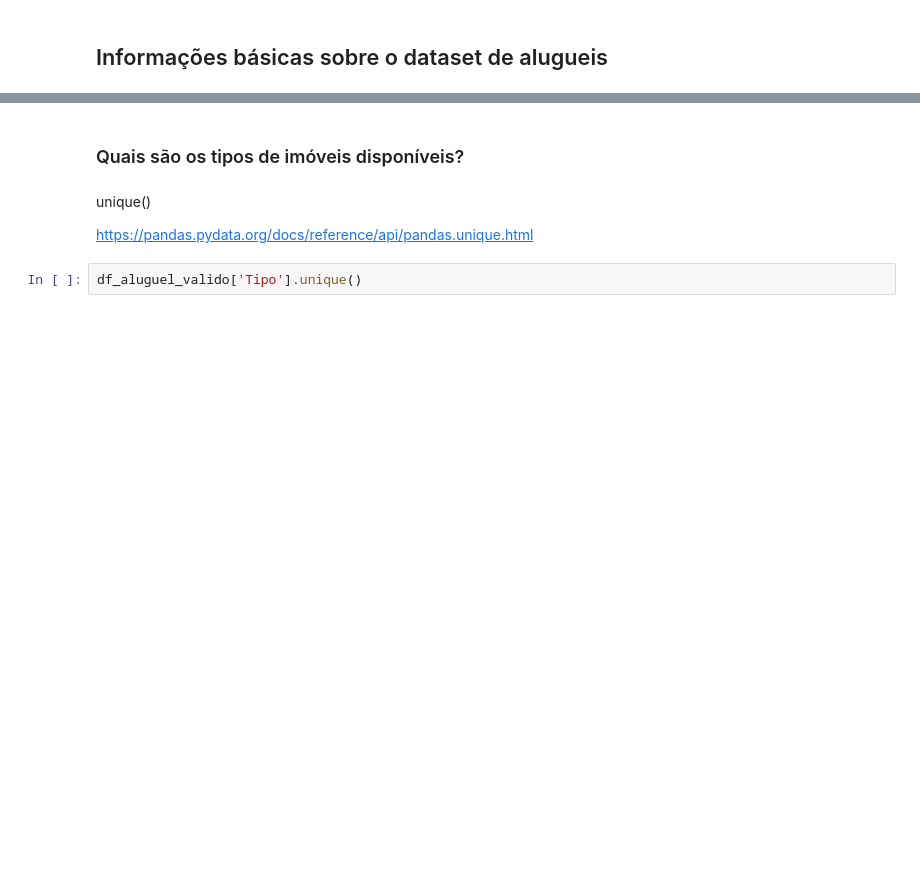
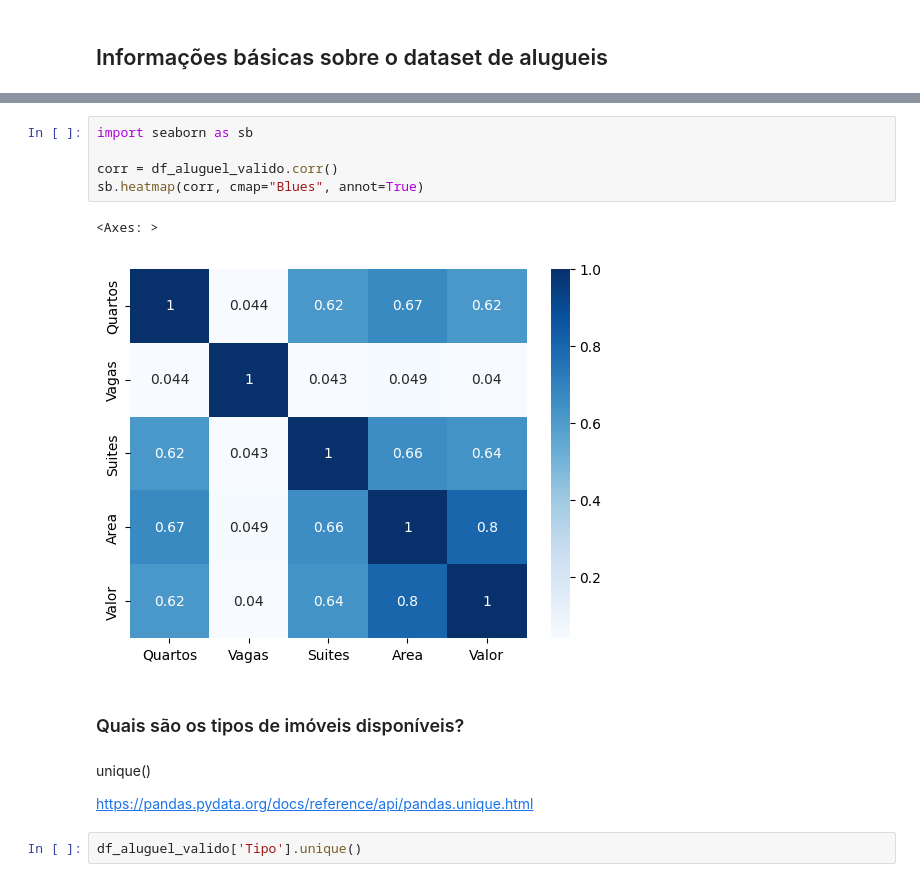
Before and after one commit to armandossrecife/lp20232, a Jupyter notebook: analise_alugueis_rj_2020.ipynb, the cells around one changed output, grey strips where cells are left out. Cells and saved outputs as stored; diff of their text form; blank space fills up the shorter version.

```diff
--- a/analise_alugueis_rj_2020.ipynb
+++ b/analise_alugueis_rj_2020.ipynb
@@ -201,3 +218,11 @@ memory usage: 2.0+ MB
+# %%
+import seaborn as sb
+
+corr = df_aluguel_valido.corr()
+sb.heatmap(corr, cmap="Blues", annot=True)
+# %% [output]
+<Axes: >
+[figure, added]
 # %% [markdown]
 ### Quais são os tipos de imóveis disponíveis?
 # %% [markdown]
```
Also changed, not shown: parts of 46 cells of this notebook.
